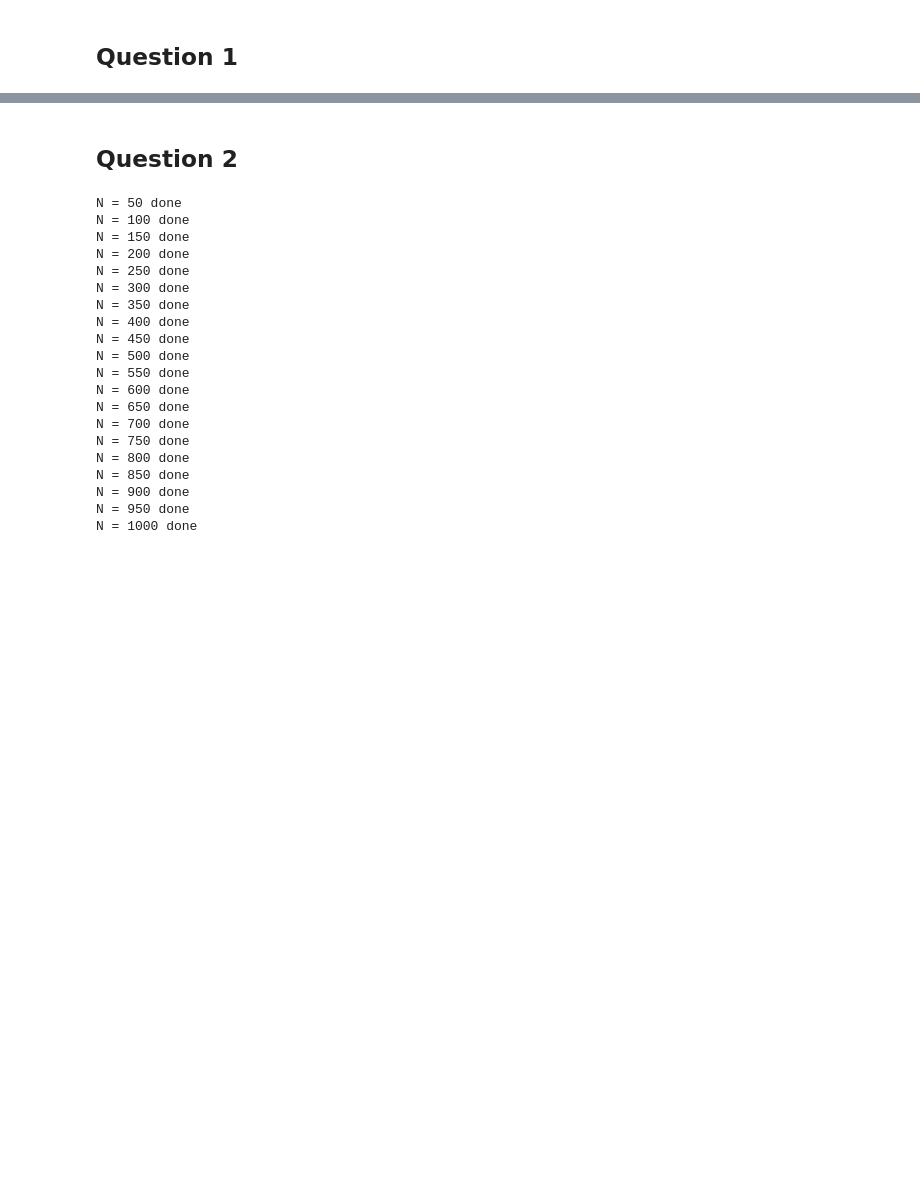
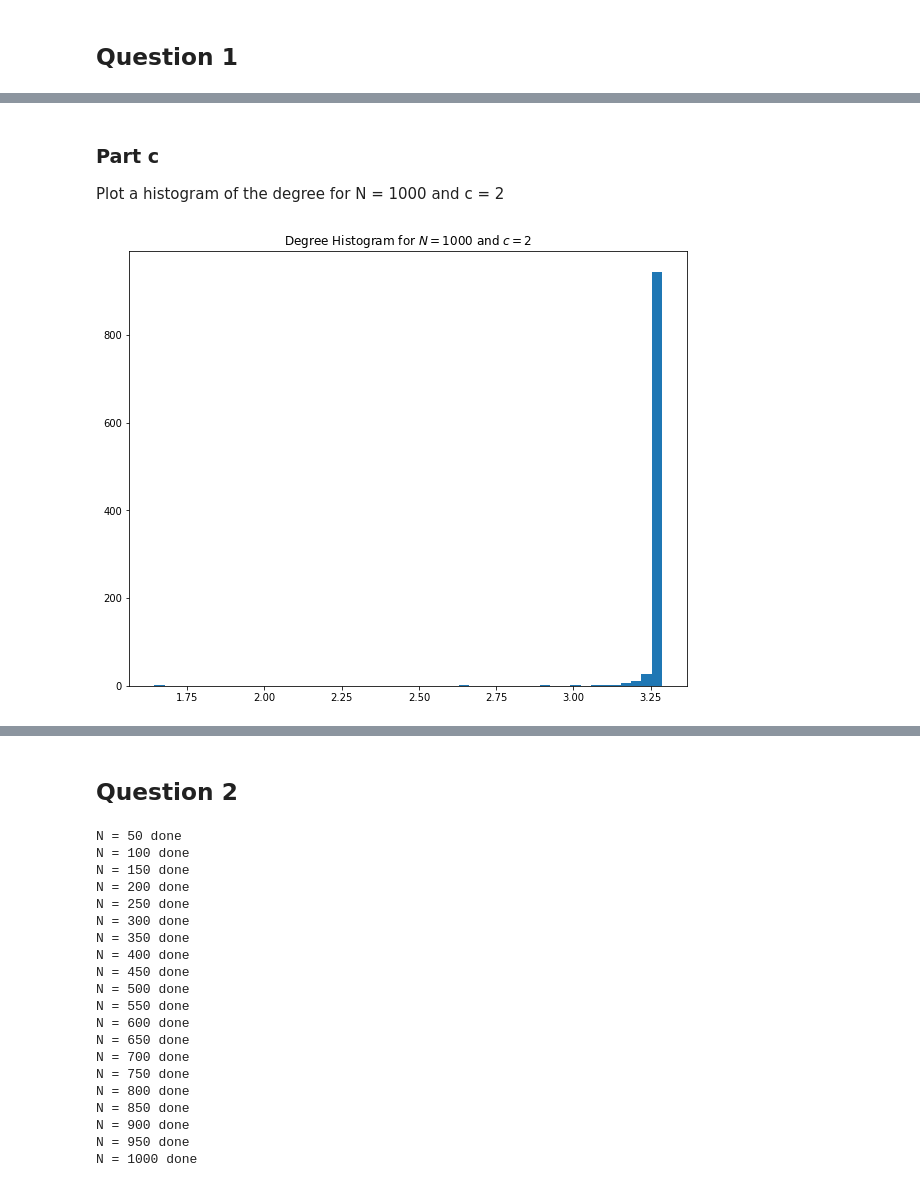
Before and after one commit to tathagatoroy/Dynamical-Processes-in-Complex-Networks, a Jupyter notebook: Assignment 1/Assignment_1.ipynb, the cells around one changed output, grey strips where cells are left out. Cells and saved outputs as stored; diff of their text form; code cells hidden in the pictures; blank space fills up the shorter version.

```diff
--- a/Assignment 1/Assignment_1.ipynb
+++ b/Assignment 1/Assignment_1.ipynb
@@ -35,0 +83,13 @@ DegreeView({1: 11, 2: 11, 3: 11, 4: 11, 5: 11, 6: 11, 7: 11, 8: 11, 9: 11, 10: 1
+# %% [markdown]
+### Part c
+Plot a histogram of the degree for N = 1000 and c = 2
+# %%
+def deg_hist(network_type = "chain", n_bins = 50):
+    fig, ax = plt.subplots(1, 1, figsize=(10, 8))
+    g = create_graph(n=1000, c=2, network_type=network_type)
+    ax.hist(compute_degrees(g), bins=n_bins)
+    ax.set_title("Degree Histogram for $N = 1000$ and $c = 2$")
+
+deg_hist("chain")
+# %% [output]
+[figure, added]
```
Also changed, not shown: parts of 7 cells of this notebook.
